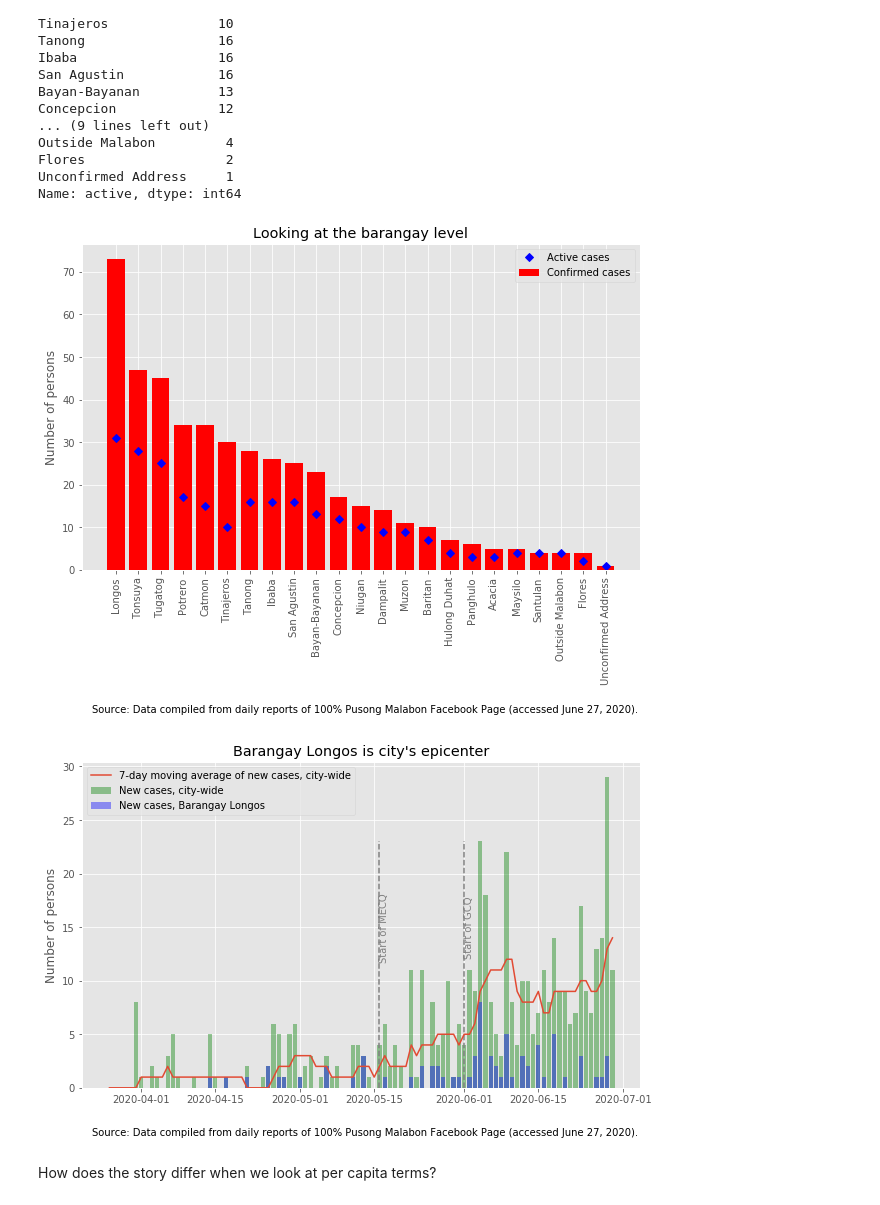
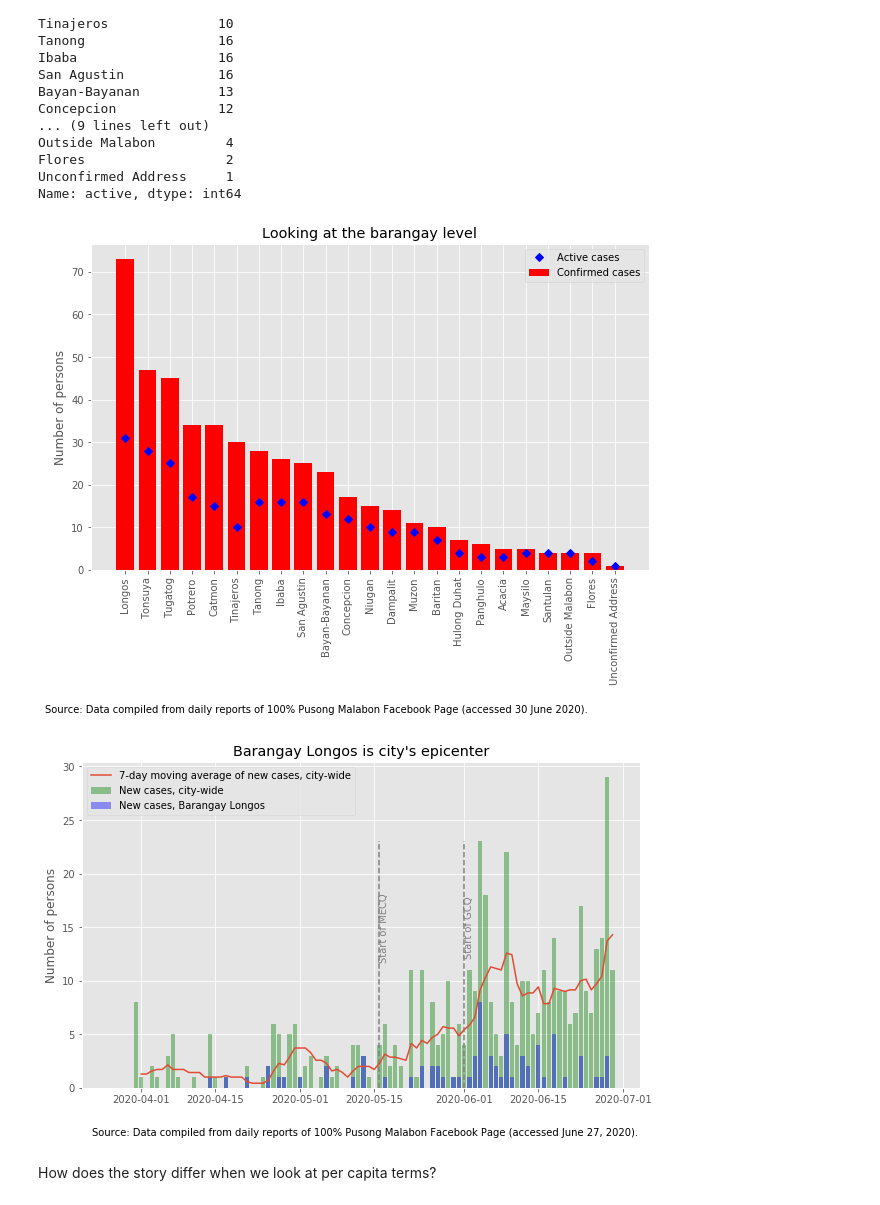
Before and after one commit to jessonpagaduan/covid_malabon, a Jupyter notebook: malabon-covid19.ipynb, the cells around one changed output. Cells and saved outputs as stored; diff of their text form; code cells hidden in the pictures.

```diff
--- a/malabon-covid19.ipynb
+++ b/malabon-covid19.ipynb
@@ -473,10 +473,6 @@ df3.groupby(level=0).rolling(7).mean().iloc[:, 13:]
 2304 rows × 5 columns
 # %%
 df3[['cfr_ma', 'case_ma', 'death_ma', 'recovered_ma', 'active_ma']] = df3.groupby(level=0).rolling(7).mean().iloc[:, 13:].reset_index(level=0, drop=True)
-# %%
-df3.fillna(0, inplace=True)
-df3 = df3.astype('int64')
-df3['cfr_ma'] = df3['cfr_ma'].astype('float64')
 # %% [markdown]
 ### 3. Data analysis and visualizations
 # %% [markdown]
@@ -713,17 +725,17 @@ brgy_cfr = df3.groupby(level=0).mean().sort_values(by='confirmed', ascending=Fal
 # %%
 fig, ax = plt.subplots(figsize=(10, 6))
 ax.bar(brgy_confirmed.index, brgy_confirmed, color='red', label='Confirmed cases')
 ax.plot(brgy_active, 'bD', label='Active cases')
 plt.xticks(rotation=90)
 ax.set_title('Looking at the barangay level')
 ax.set_xlabel('')
 ax.set_ylabel('Number of persons')
 ax.legend()
-ax.annotate('Source: Data compiled from daily reports of 100% Pusong Malabon Facebook Page (accessed June 27, 2020).',
-            (0,0), (10,-135), xycoords='axes fraction', textcoords='offset points', va='top')
+ax.annotate('Source: Data compiled from daily reports of 100% Pusong Malabon Facebook Page (accessed 30 June 2020).',
+            (-0.1,0), (10,-135), xycoords='axes fraction', textcoords='offset points', va='top')
 plt.show()
 # %% [output]
-[figure, old version]
+[figure, new version]
 # %%
 fig, ax = plt.subplots(figsize=(10, 6))
 ax.bar(df3.loc['Malabon City'].index, df3.loc['Malabon City', 'new_case'], color='green', alpha=0.4, label='New cases, city-wide')
@@ -740,7 +752,7 @@ ax.annotate('Source: Data compiled from daily reports of 100% Pusong Malabon Fac
             (0,0), (10,-40), xycoords='axes fraction', textcoords='offset points', va='top')
 plt.show()
 # %% [output]
-[figure, old version]
+[figure, new version]
 # %% [markdown]
 How does the story differ when we look at per capita terms?
 # %%
```
Also changed, not shown: parts of 25 cells of this notebook.
